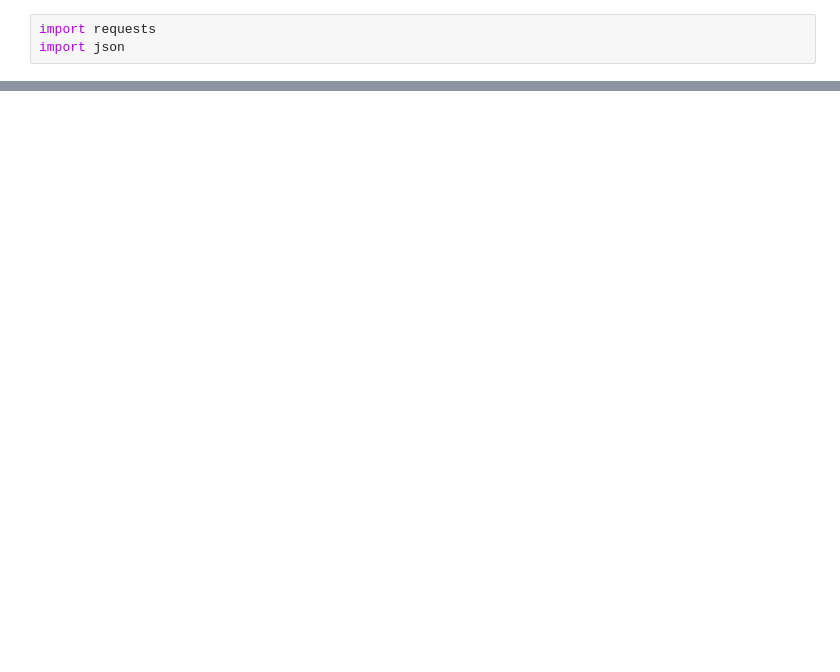
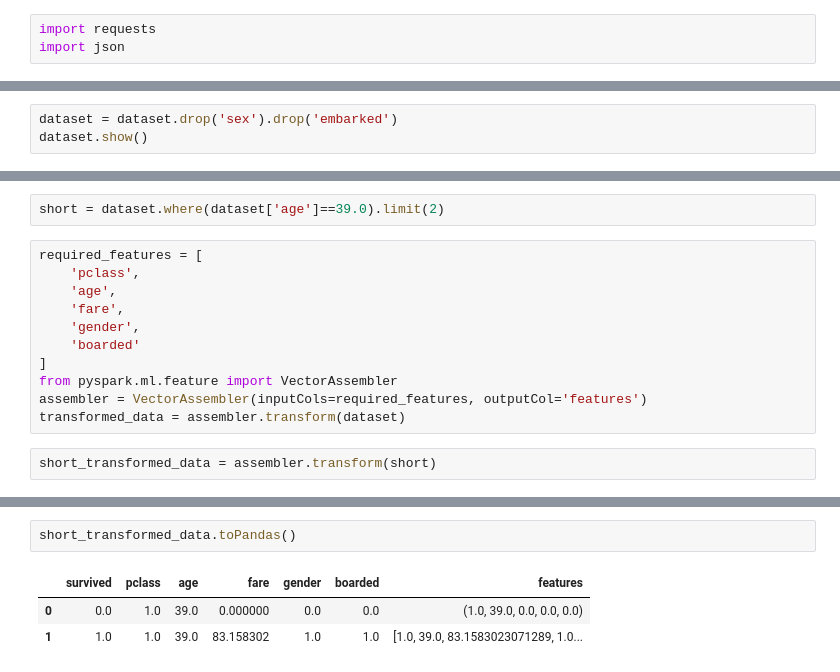
Before and after one commit to graxel/spark_tut, a Jupyter notebook: spark_tests.ipynb, the cells around one changed output, grey strips where cells are left out. Saved outputs shown, nothing was run; the diff lists cells and outputs as text; blank space fills up the shorter version.

```diff
--- a/spark_tests.ipynb
+++ b/spark_tests.ipynb
@@ -159,0 +335,3 @@ spark.stop()
+# %%
+dataset = dataset.drop('sex').drop('embarked')
+dataset.show()
@@ -159,0 +356,15 @@ spark.stop()
+# %%
+short = dataset.where(dataset['age']==39.0).limit(2)
+# %%
+required_features = [
+    'pclass',
+    'age',
+    'fare',
+    'gender',
+    'boarded'
+]
+from pyspark.ml.feature import VectorAssembler
+assembler = VectorAssembler(inputCols=required_features, outputCol='features')
+transformed_data = assembler.transform(dataset)
+# %%
+short_transformed_data = assembler.transform(short)
@@ -159,0 +405,6 @@ spark.stop()
+# %%
+short_transformed_data.toPandas()
+# %% [output]
+|  | survived | pclass | age | fare | gender | boarded | features |
+| 0 | 0.0 | 1.0 | 39.0 | 0.000000 | 0.0 | 0.0 | (1.0, 39.0, 0.0, 0.0, 0.0) |
+| 1 | 1.0 | 1.0 | 39.0 | 83.158302 | 1.0 | 1.0 | [1.0, 39.0, 83.1583023071289, 1.0... |
```
Also changed, not shown: parts of 52 cells of this notebook, 3 other files.
